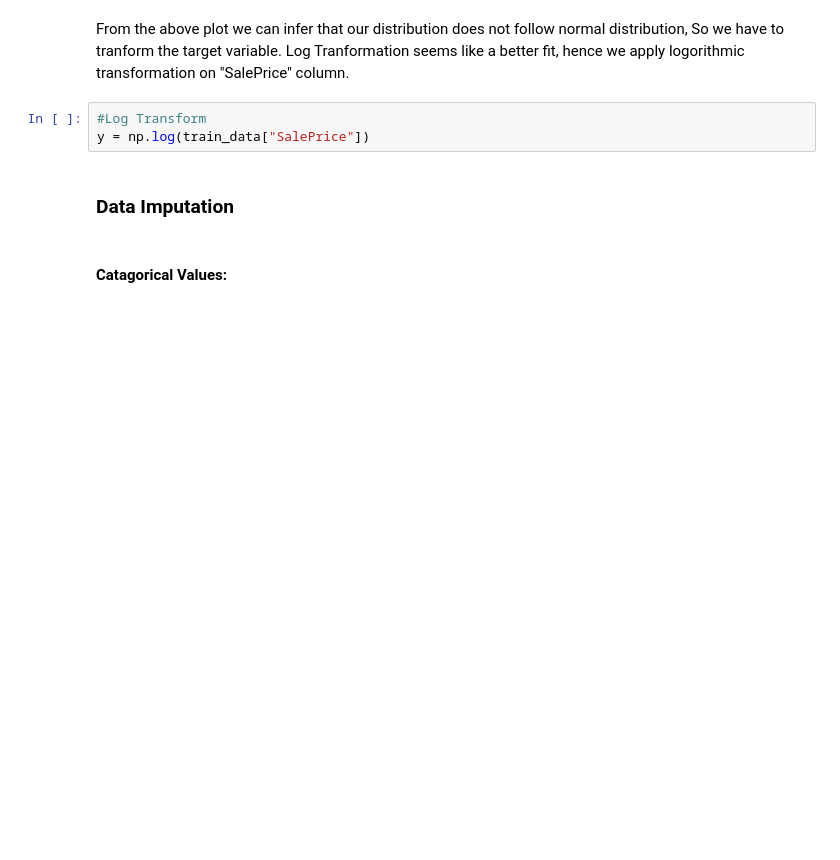
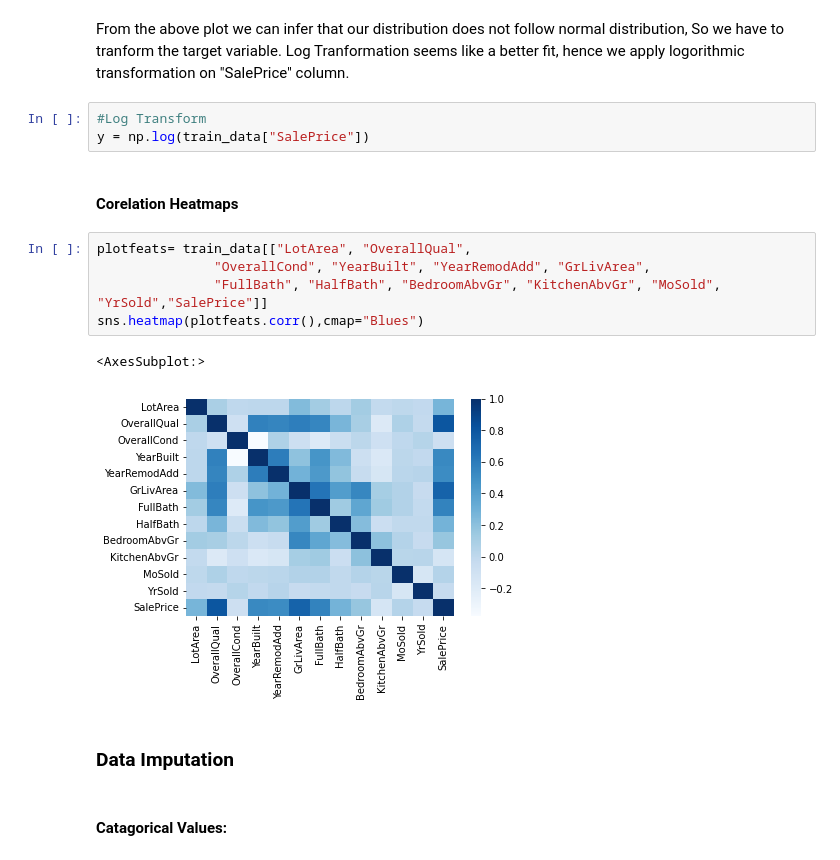
Before and after one commit to gvndkrishna/Kaggle-House-Price-Prediction, a Jupyter notebook: House-Price-Prediction-Solution.ipynb, the cells around one changed output. Cells and saved outputs as stored; diff of their text form; blank space fills up the shorter version.

```diff
--- a/House-Price-Prediction-Solution.ipynb
+++ b/House-Price-Prediction-Solution.ipynb
@@ -197,6 +197,16 @@ Log Tranformation seems like a better fit, hence we apply logorithmic transforma
 # %%
 #Log Transform
 y = np.log(train_data["SalePrice"])
+# %% [markdown]
+#### Corelation Heatmaps
+# %%
+plotfeats= train_data[["LotArea", "OverallQual",
+               "OverallCond", "YearBuilt", "YearRemodAdd", "GrLivArea",
+               "FullBath", "HalfBath", "BedroomAbvGr", "KitchenAbvGr", "MoSold", "YrSold","SalePrice"]]
+sns.heatmap(plotfeats.corr(),cmap="Blues")
+# %% [output]
+<AxesSubplot:>
+[figure, added]
 # %% [markdown]
 ### Data Imputation
 # %% [markdown]
```
Also changed, not shown: parts of 1 cell of this notebook.
